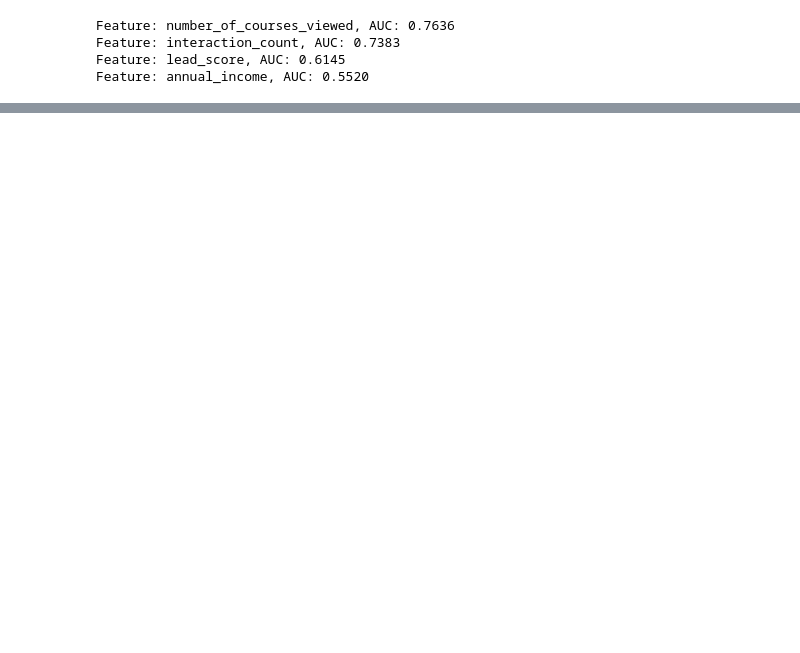
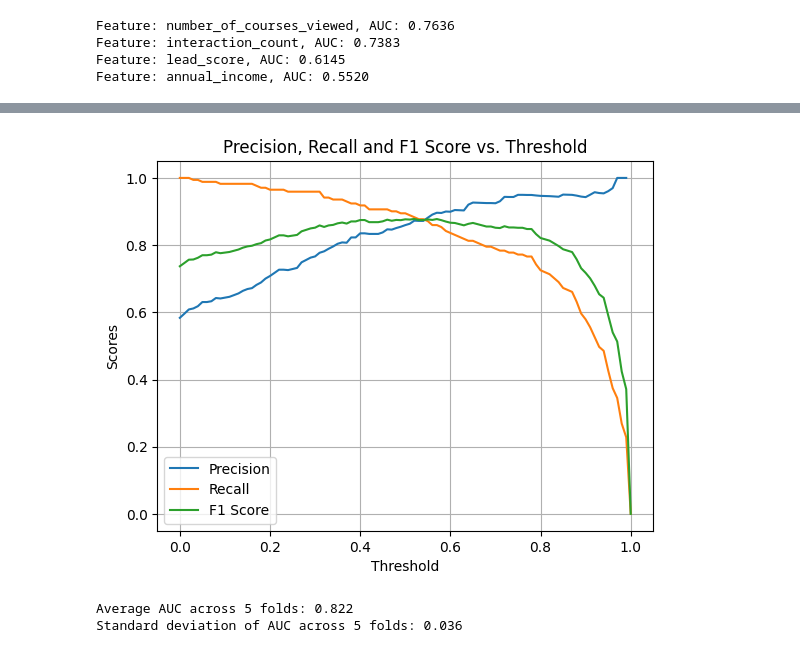
Before and after one commit to Lexlii/ml-zoomcamp-hw, a Jupyter notebook: hw-4/hw-4.ipynb, the cells around one changed output, grey strips where cells are left out. Cells and saved outputs as stored; diff of their text form; code cells hidden in the pictures; blank space fills up the shorter version.

```diff
--- a/hw-4/hw-4.ipynb
+++ b/hw-4/hw-4.ipynb
@@ -145,0 +137,13 @@ round(roc_auc, 3)
+# %%
+thresholds = np.linspace(0.0, 1.0, 101)
+scores = []
+
+for t in thresholds:
+    y_pred_binary = (y_pred >= t)
+    precision = precision_score(y_val, y_pred_binary, zero_division=np.nan)
+    recall = recall_score(y_val, y_pred_binary, zero_division=np.nan)
+    f1 = f1_score(y_val, y_pred_binary, zero_division=np.nan)
+    scores.append((t, precision, recall, f1))
+# %%
+df_scores = pd.DataFrame(scores, columns=['threshold', 'Precision', 'Recall', 'F1'])
+df_scores[::2]
@@ -145,0 +168,41 @@ round(roc_auc, 3)
+# %%
+plt.Figure(figsize=(4, 4))
+plt.plot(df_scores.threshold, df_scores.Precision, label='Precision')
+plt.plot(df_scores.threshold, df_scores.Recall, label='Recall')
+plt.plot(df_scores.threshold, df_scores.F1, label='F1 Score')
+plt.title('Precision, Recall and F1 Score vs. Threshold')
+plt.xlabel('Threshold')
+plt.ylabel('Scores')
+plt.legend()
+plt.grid(True)
+plt.show()
+# %% [output]
+[figure, added]
+# %%
+kfold = KFold(n_splits=5, shuffle=True, random_state=1)
+scores = []
+
+for train_idx, val_idx in kfold.split(df_full_train):
+    df_train = df_full_train.iloc[train_idx]
+    df_val = df_full_train.iloc[val_idx]
+
+    y_train = df_train.converted.values
+    y_val = df_val.converted.values
+
+    del df_train['converted']
+    del df_val['converted']
+
+    dv, model = train(df_train, y_train)
+    y_pred = predict(df_val, dv, model)
+
+    score = roc_auc_score(y_val, y_pred)
+    scores.append(score)
+
+average_auc = np.mean(scores)
+std_auc = np.std(scores)
+
+print(f'Average AUC across 5 folds: {average_auc:.3f}')
+print(f'Standard deviation of AUC across 5 folds: {std_auc:.3f}')
+# %% [output]
+Average AUC across 5 folds: 0.822
+Standard deviation of AUC across 5 folds: 0.036
```
Also changed, not shown: parts of 6 cells of this notebook.
